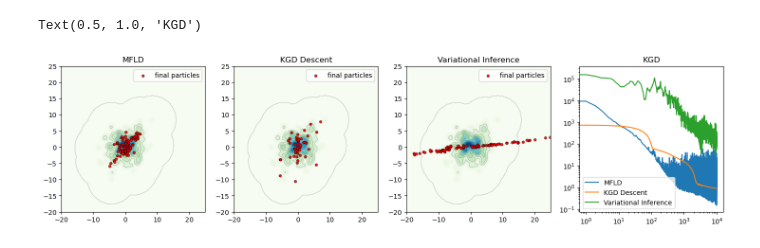
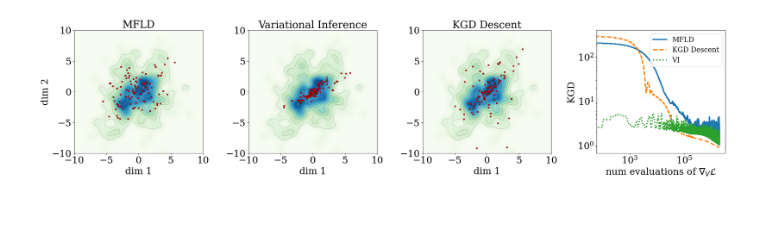
Before and after one commit to congyewang/kgd-code, a Jupyter notebook: fig2_bis.ipynb, the cells around one changed output. Saved outputs shown, nothing was run; the diff lists cells and outputs as text; code cells hidden in the pictures; blank space fills up the shorter version.

```diff
--- a/fig2_bis.ipynb
+++ b/fig2_bis.ipynb
@@ -48,60 +53,104 @@ def kde_mfld(x):
 
     density = norm_const * jnp.sum(jnp.exp(-0.5 * sq_dist))
     return density
+# %%
+import matplotlib
+# font options
+font = {
+#     'family' : 'normal',
+    #'weight' : 'bold',
+    'size'   : 22
+}
+matplotlib.rc('font', **{'family': 'serif', })
+plt.rc('font', **font)
+plt.rc('lines', linewidth=3, markersize=10)
+matplotlib.rcParams['pdf.fonttype'] = 42
+matplotlib.rcParams['ps.fonttype'] = 42
 # %%
 mean = jnp.zeros(2)
 cov = jnp.eye(2) * 2.0
 
-x = jnp.linspace(-20, 25, 200)
-y = jnp.linspace(-20, 25, 200)
+x = jnp.linspace(-10, 10, 200)
+y = jnp.linspace(-10, 10, 200)
 X, Y = jnp.meshgrid(x, y)
 Z = jnp.array([[kde_mfld(jnp.array([x, y])) for x in x] for y in y])
 
-fig, axes = plt.subplots(1, 4, figsize=(18, 4))
+# plt.rcParams.update({
+#     'axes.titlesize': 25,        # Taille des titres des axes
+#     'axes.labelsize': 23,        # Taille des labels des axes
+#     'xtick.labelsize': 23,       # Taille des ticks sur l'axe x
+#     'ytick.labelsize': 23,       # Taille des ticks sur l'axe y
+#     'legend.fontsize': 17,       # Taille de la légende
+#     'figure.titlesize': 25       # Taille du titre global (si utilisé)
+# })
+
+
+fig, axes = plt.subplots(1, 4, figsize=(16*1.5, 4*1.5))
 
 for ind, expe in enumerate(list(results_heishiro_loaded.keys())[1:]):
 
-    # Fond dégradé avec transparence
+
     cf = axes[ind].contourf(
         X, Y, Z,
         levels=100,          # plus de niveaux pour un dégradé lisse
         cmap='GnBu',
         alpha=0.8     # transparence du fond
     )
 
-    # Lignes de contour par-dessus
     axes[ind].contour(
         X, Y, Z,
         levels=10,
         colors='black',
         linewidths=0.8,
         alpha=0.2
     )
 
-    # Points très contrastés
+
     axes[ind].scatter(
         results_heishiro_loaded[expe]["X_fin"][:, 0],
         results_heishiro_loaded[expe]["X_fin"][:, 1],
         label="final particles",
         c='red',
         edgecolor='black',
         linewidth=0.5,
         s=15,
         alpha=0.9
     )
 
-    # axes[ind].set_xlim(-5, 5)
-    # axes[ind].set_ylim(-5, 5)
 
+    # axes[ind].set_xlim(-12, 12)
+    # axes[ind].set_ylim(-12, 12)
+    axes[ind].set_xlabel('dim 1')
+    axes[ind].set_ylabel('dim 2')
     axes[ind].set_title(expe)
-    axes[ind].legend()
-axes[3].plot(results_heishiro_loaded["MFLD"]["KGD_values"],label="MFLD")
-axes[3].plot(results_heishiro_loaded["KGD Descent"]["KGD_values"],label="KGD Descent")
-axes[3].plot(results_heishiro_loaded["Variational Inference"]["KGD_values"],label="Variational Inference")
+    #axes[ind].legend()
+axes[1].set_ylabel("")
+axes[2].set_ylabel("")
+
+evaluations_grad_L = jnp.arange(0,len(results_heishiro_loaded["MFLD"]["KGD_values"])) * len(results_heishiro_loaded["MFLD"]["X_fin"])
+axes[3].step(evaluations_grad_L,
+    results_heishiro_loaded["MFLD"]["KGD_values"],
+    label="MFLD",
+    linestyle='-'
+)
+axes[3].step(evaluations_grad_L,
+    results_heishiro_loaded["KGD Descent"]["KGD_values"],
+    label="KGD Descent",
+    linestyle='--'
+)
+axes[3].step(evaluations_grad_L,
+    results_heishiro_loaded["Variational Inference"]["KGD_values"],
+    label="VI",
+    linestyle=':'
+)
 axes[3].legend()
 axes[3].set_xscale("log")
 axes[3].set_yscale("log")
-axes[3].set_title("KGD")
+axes[3].set_xlabel(r"num evaluations of $\nabla_V \mathcal{L}$")
+axes[3].set_ylabel("KGD")
+#plt.title("KGD")
+plt.tight_layout()
+
+plt.savefig("fig2.png", format="png")
 # %% [output]
-Text(0.5, 1.0, 'KGD')
-[figure, old version]
+[figure, new version]
```
Also changed, not shown: parts of 4 cells of this notebook, 15 other files.
